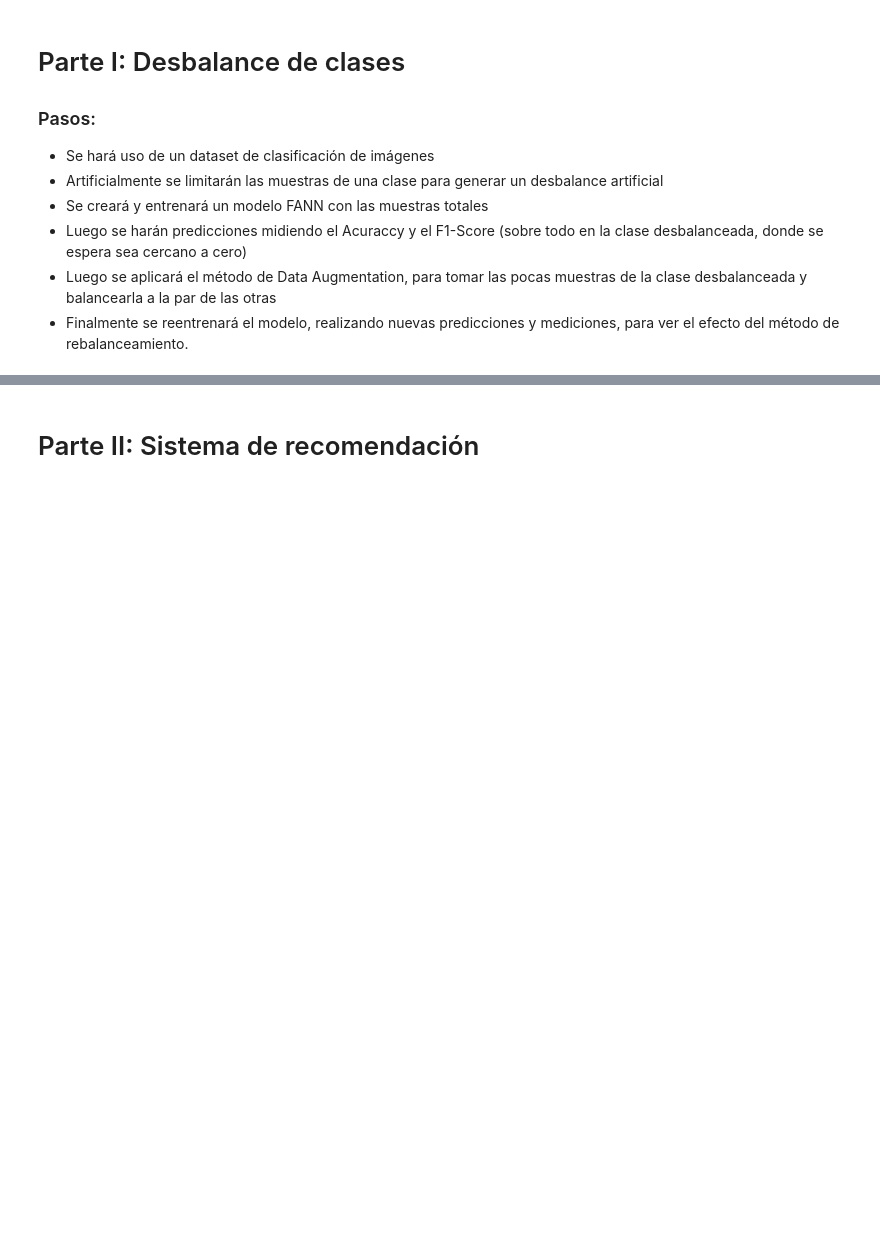
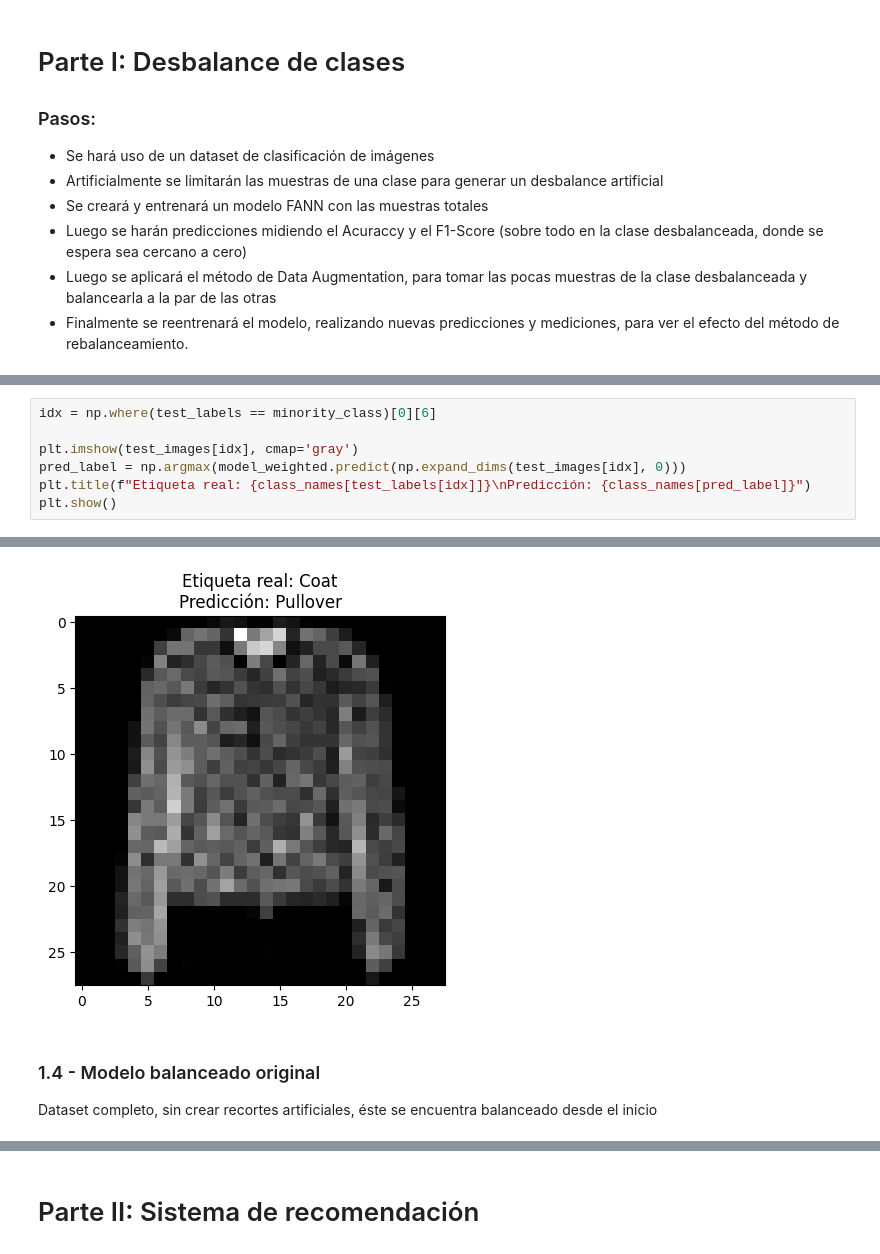
Before and after one commit to moriciii3/tareas_ML_DL_NN, a Jupyter notebook: tarea_2/morici_bruno_tarea2.ipynb, the cells around one changed output, grey strips where cells are left out. Cells and saved outputs as stored; diff of their text form; blank space fills up the shorter version.

```diff
--- a/tarea_2/morici_bruno_tarea2.ipynb
+++ b/tarea_2/morici_bruno_tarea2.ipynb
@@ -22,0 +293,8 @@
+# %%
+idx = np.where(test_labels == minority_class)[0][6]
+
+plt.imshow(test_images[idx], cmap='gray')
+pred_label = np.argmax(model_weighted.predict(np.expand_dims(test_images[idx], 0)))
+plt.title(f"Etiqueta real: {class_names[test_labels[idx]]}\nPredicción: {class_names[pred_label]}")
+plt.show()
+# %% [output]
@@ -22,0 +302,4 @@
+[figure, added]
+# %% [markdown]
+### 1.4 - Modelo balanceado original
+Dataset completo, sin crear recortes artificiales, éste se encuentra balanceado desde el inicio
```
Also changed, not shown: parts of 25 cells of this notebook.
